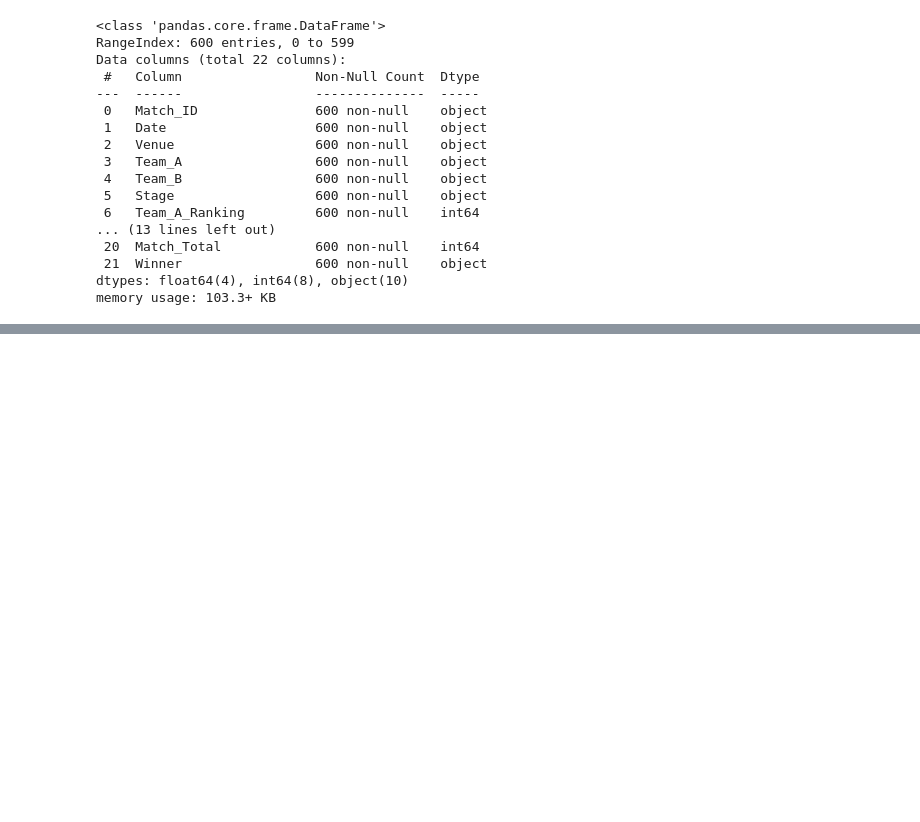
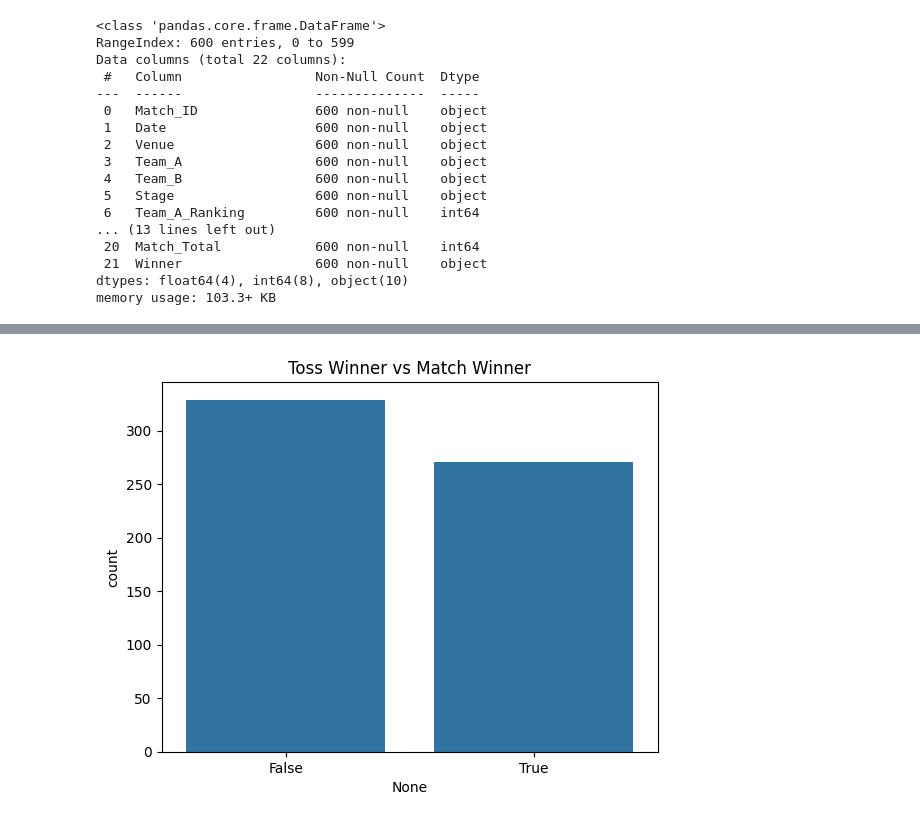
Before and after one commit to Priyanshu6yadav/Machine-Learning, a Jupyter notebook: 2026 t20 match/t20_dataset.ipynb, the cells around one changed output, grey strips where cells are left out. Cells and saved outputs as stored; diff of their text form; code cells hidden in the pictures; blank space fills up the shorter version.

```diff
--- a/2026 t20 match/t20_dataset.ipynb
+++ b/2026 t20 match/t20_dataset.ipynb
@@ -93,0 +144,7 @@ plt.show()
+# %%
+plt.figure()
+sns.countplot(x=(full_data["Toss_Winner"] == full_data["Winner"]))
+plt.title("Toss Winner vs Match Winner")
+plt.show()
+# %% [output]
+[figure, added]
```
Also changed, not shown: parts of 20 cells of this notebook.
